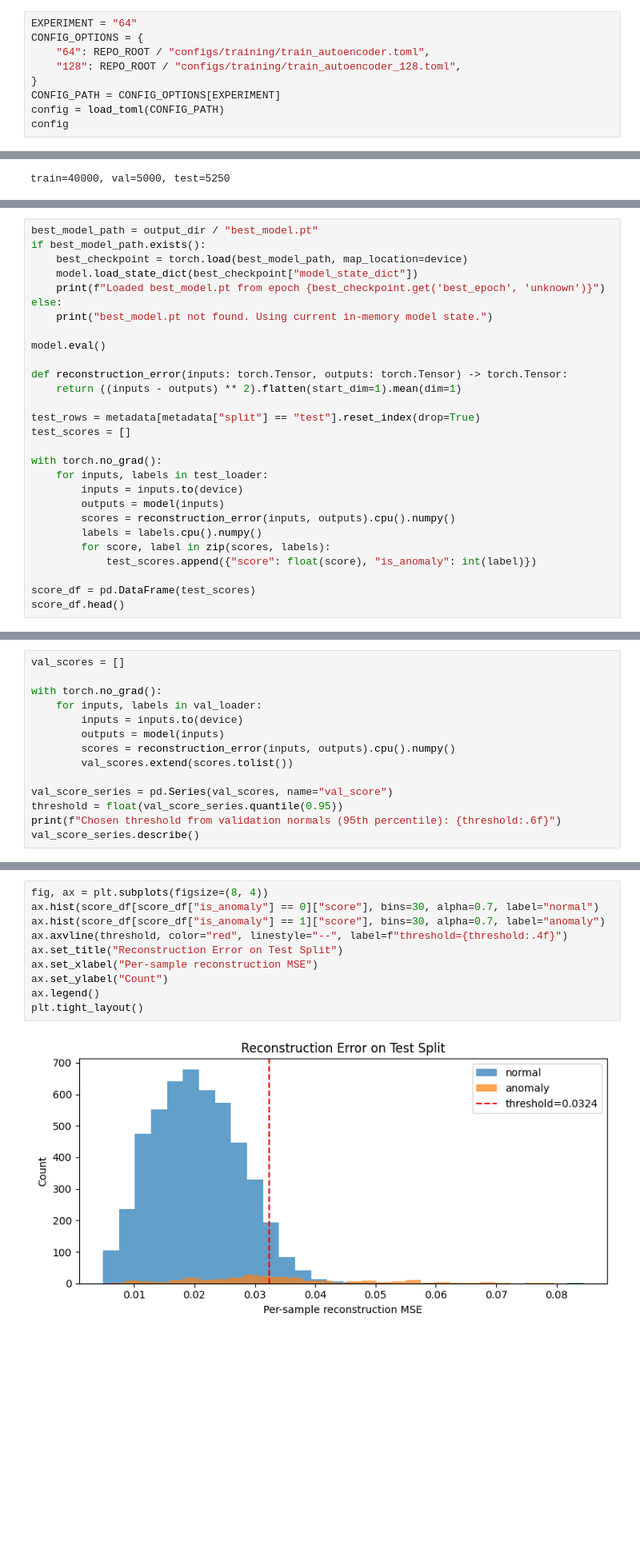
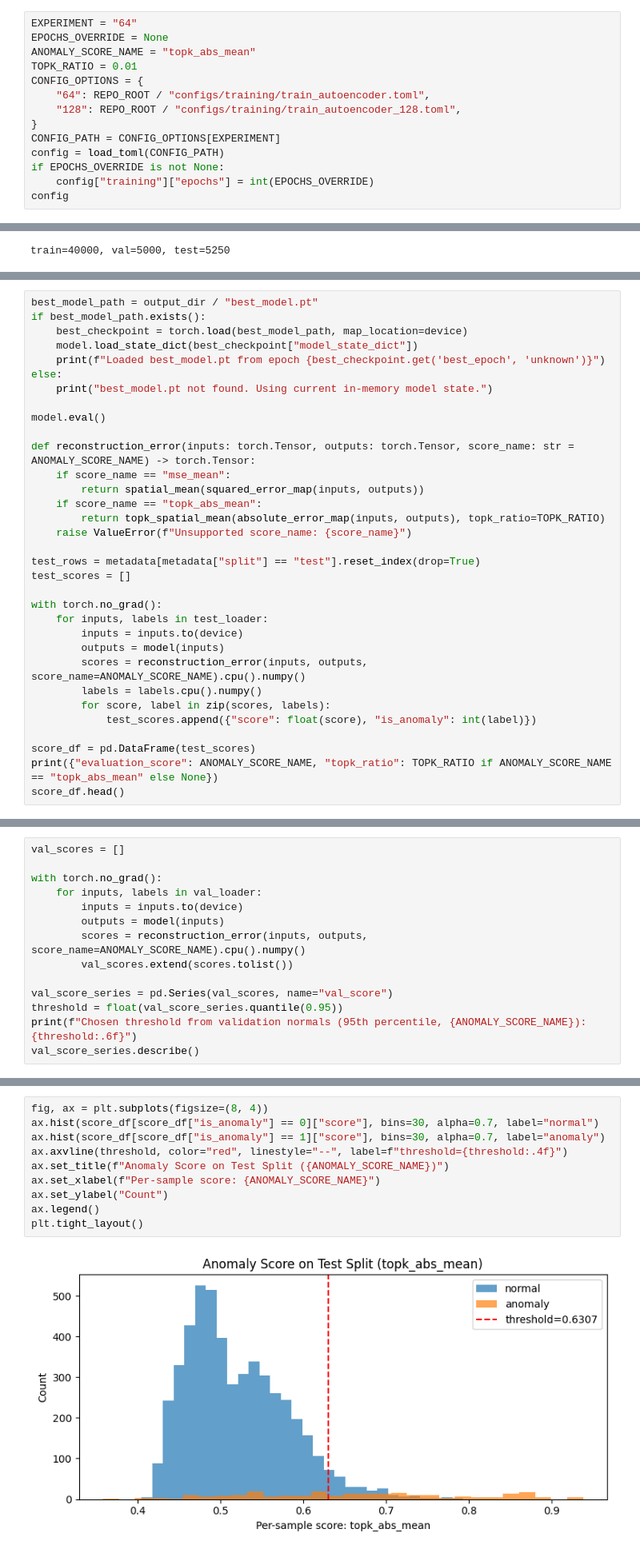
Before and after one commit to henreads/DeepLearning-Group8, a Jupyter notebook: notebooks/02_autoencoder_training.ipynb, the cells around one changed output, grey strips where cells are left out. Shown at 80% size. Drawn from its saved outputs; the diff is of its cells as text; blank space fills up the shorter version.

```diff
--- a/notebooks/02_autoencoder_training.ipynb
+++ b/notebooks/02_autoencoder_training.ipynb
@@ -41,12 +42,17 @@ from wafer_defect.models.autoencoder import ConvAutoencoder
 from wafer_defect.training.autoencoder import run_autoencoder_epoch
 # %%
 EXPERIMENT = "64"
+EPOCHS_OVERRIDE = None
+ANOMALY_SCORE_NAME = "topk_abs_mean"
+TOPK_RATIO = 0.01
 CONFIG_OPTIONS = {
     "64": REPO_ROOT / "configs/training/train_autoencoder.toml",
     "128": REPO_ROOT / "configs/training/train_autoencoder_128.toml",
 }
 CONFIG_PATH = CONFIG_OPTIONS[EXPERIMENT]
 config = load_toml(CONFIG_PATH)
+if EPOCHS_OVERRIDE is not None:
+    config["training"]["epochs"] = int(EPOCHS_OVERRIDE)
 config
 # %% [output]
 {'run': {'output_dir': 'artifacts/x64/autoencoder_baseline', 'seed': 42},
@@ -372,8 +380,12 @@ else:
 
 model.eval()
 
-def reconstruction_error(inputs: torch.Tensor, outputs: torch.Tensor) -> torch.Tensor:
-    return ((inputs - outputs) ** 2).flatten(start_dim=1).mean(dim=1)
+def reconstruction_error(inputs: torch.Tensor, outputs: torch.Tensor, score_name: str = ANOMALY_SCORE_NAME) -> torch.Tensor:
+    if score_name == "mse_mean":
+        return spatial_mean(squared_error_map(inputs, outputs))
+    if score_name == "topk_abs_mean":
+        return topk_spatial_mean(absolute_error_map(inputs, outputs), topk_ratio=TOPK_RATIO)
+    raise ValueError(f"Unsupported score_name: {score_name}")
 
 test_rows = metadata[metadata["split"] == "test"].reset_index(drop=True)
 test_scores = []
@@ -382,11 +394,12 @@ with torch.no_grad():
     for inputs, labels in test_loader:
         inputs = inputs.to(device)
         outputs = model(inputs)
-        scores = reconstruction_error(inputs, outputs).cpu().numpy()
+        scores = reconstruction_error(inputs, outputs, score_name=ANOMALY_SCORE_NAME).cpu().numpy()
         labels = labels.cpu().numpy()
         for score, label in zip(scores, labels):
             test_scores.append({"score": float(score), "is_anomaly": int(label)})
 
 score_df = pd.DataFrame(test_scores)
+print({"evaluation_score": ANOMALY_SCORE_NAME, "topk_ratio": TOPK_RATIO if ANOMALY_SCORE_NAME == "topk_abs_mean" else None})
 score_df.head()
 # %% [output]
@@ -404,11 +418,11 @@ with torch.no_grad():
     for inputs, labels in val_loader:
         inputs = inputs.to(device)
         outputs = model(inputs)
-        scores = reconstruction_error(inputs, outputs).cpu().numpy()
+        scores = reconstruction_error(inputs, outputs, score_name=ANOMALY_SCORE_NAME).cpu().numpy()
         val_scores.extend(scores.tolist())
 
 val_score_series = pd.Series(val_scores, name="val_score")
 threshold = float(val_score_series.quantile(0.95))
-print(f"Chosen threshold from validation normals (95th percentile): {threshold:.6f}")
+print(f"Chosen threshold from validation normals (95th percentile, {ANOMALY_SCORE_NAME}): {threshold:.6f}")
 val_score_series.describe()
 # %% [output]
@@ -517,15 +533,15 @@ Best F1 threshold: 0.034747 | precision=0.4626, recall=0.3960, f1=0.4267
 # %%
 fig, ax = plt.subplots(figsize=(8, 4))
 ax.hist(score_df[score_df["is_anomaly"] == 0]["score"], bins=30, alpha=0.7, label="normal")
 ax.hist(score_df[score_df["is_anomaly"] == 1]["score"], bins=30, alpha=0.7, label="anomaly")
 ax.axvline(threshold, color="red", linestyle="--", label=f"threshold={threshold:.4f}")
-ax.set_title("Reconstruction Error on Test Split")
-ax.set_xlabel("Per-sample reconstruction MSE")
+ax.set_title(f"Anomaly Score on Test Split ({ANOMALY_SCORE_NAME})")
+ax.set_xlabel(f"Per-sample score: {ANOMALY_SCORE_NAME}")
 ax.set_ylabel("Count")
 ax.legend()
 plt.tight_layout()
 # %% [output]
-[figure, old version]
+[figure, new version]
 # %%
 normal_test_idx = score_df[score_df["is_anomaly"] == 0].index[:4].tolist()
 anomaly_test_idx = score_df[score_df["is_anomaly"] == 1].index[:4].tolist()
```
Also changed, not shown: parts of 19 cells of this notebook, 6 other files.
